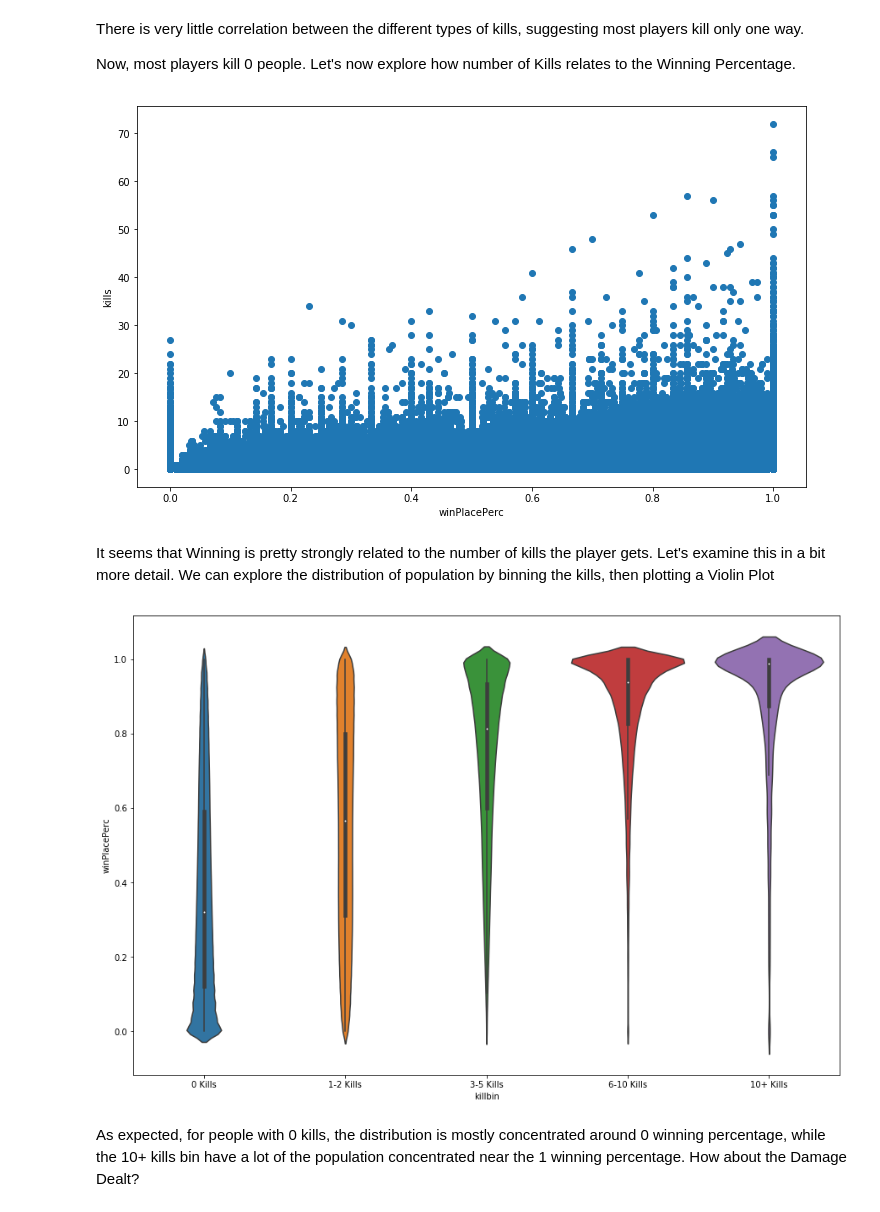
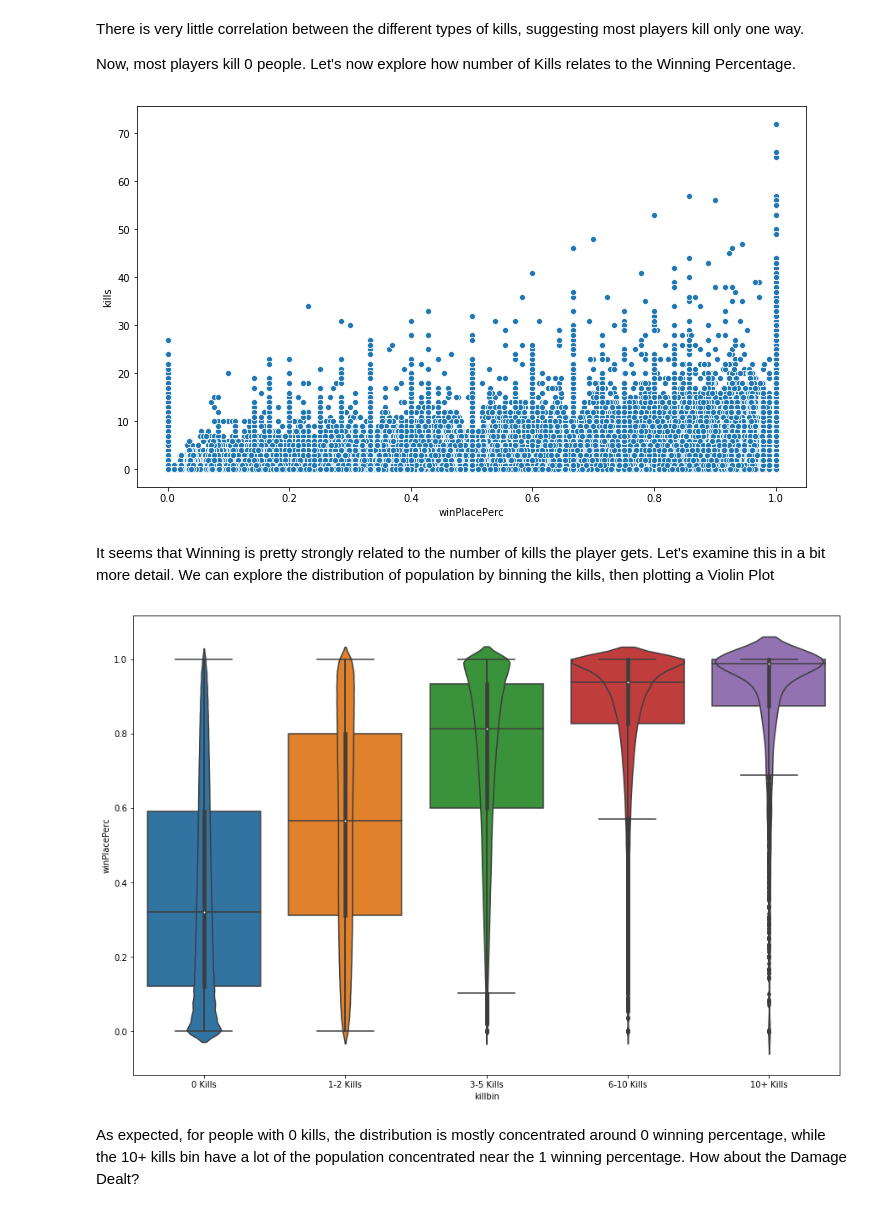
Before and after one commit to nihitprakash/PUBG, a Jupyter notebook: PUBG_EDA.ipynb, the cells around one changed output. Drawn from its saved outputs; the diff is of its cells as text; code cells hidden in the pictures.

```diff
--- a/PUBG_EDA.ipynb
+++ b/PUBG_EDA.ipynb
@@ -274,27 +274,26 @@ There is very little correlation between the different types of kills, suggestin
 
 Now, most players kill 0 people. Let's now explore how number of Kills relates to the Winning Percentage.
 # %%
-plt.figure(figsize=(12,7))
-plt.scatter(x='winPlacePerc', y='kills', data = train)
-plt.xlabel("winPlacePerc")
-plt.ylabel("kills")
+fig, ax = plt.subplots(figsize=(12,7))
+sns.scatterplot(x='winPlacePerc', y='kills', data = train, ax=ax)
 plt.show()
 # %% [output]
-[figure, old version]
+[figure, new version]
 # %% [markdown]
 It seems that Winning is pretty strongly related to the number of kills the player gets. Let's examine this in a bit more detail. We can explore the distribution of population by binning the kills, then plotting a Violin Plot
 # %%
 #binning the kill values to explore distribution by bin
 
 data = train.copy()
 
 data['killbin'] = pd.cut(data['kills'], [-1, 0,2, 5,10, 100], labels=['0 Kills','1-2 Kills', '3-5 Kills', '6-10 Kills', '10+ Kills'])
 
-plt.figure(figsize=(15, 10))
-sns.violinplot(x='killbin', y='winPlacePerc', data=data)
+fig, ax = plt.subplots(figsize=(15,10))
+sns.boxplot(x='killbin', y='winPlacePerc', data=data, ax=ax)
+sns.violinplot(x='killbin', y='winPlacePerc', data=data, ax=ax)
 plt.show()
 # %% [output]
-[figure, old version]
+[figure, new version]
 # %% [markdown]
 As expected, for people with 0 kills, the distribution is mostly concentrated around 0 winning percentage,  while the 10+ kills bin have a lot of the population concentrated near the 1 winning percentage. How about the Damage Dealt?
 # %% [markdown]
```
Also changed, not shown: parts of 2 cells of this notebook.
